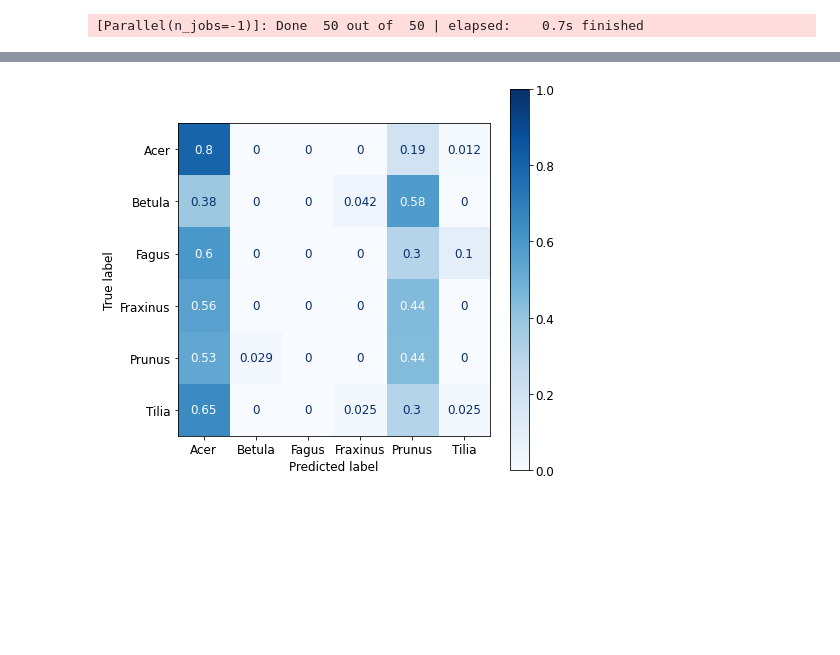
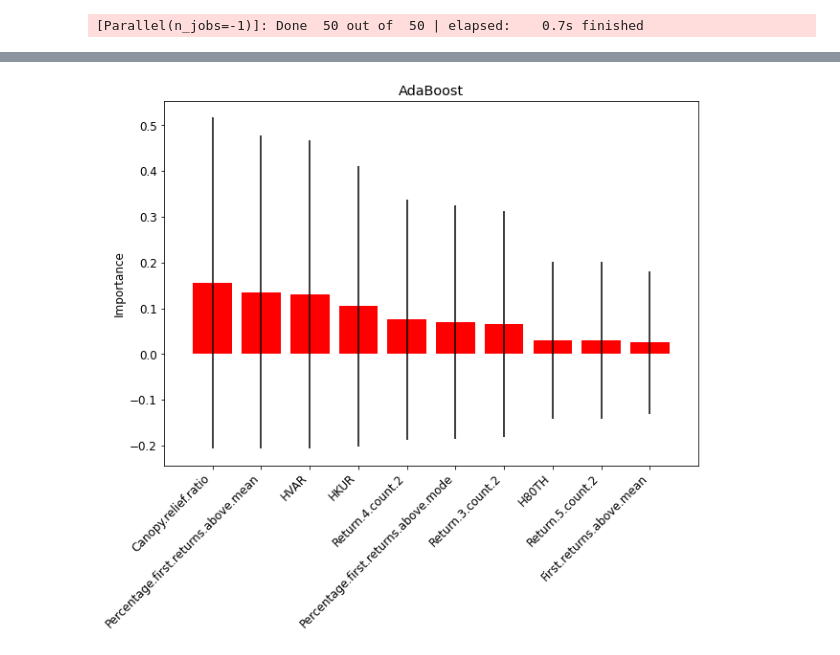
Before and after one commit to alekszaf/MRes_jupyter, a Jupyter notebook: Classification_functions.ipynb, the cells around one changed output, grey strips where cells are left out. Saved outputs shown, nothing was run; the diff lists cells and outputs as text; code cells hidden in the pictures; blank space fills up the shorter version.

```diff
--- a/Classification_functions.ipynb
+++ b/Classification_functions.ipynb
@@ -120,7 +120,7 @@ import matplotlib
 matplotlib.rcParams.update({'font.size': 12})
 # %%
 # Load the dataset
-data = load_raw_data('rgb_features.csv')
+data = load_raw_data('geometric_features.csv')
 
 # Split the data into features (X) and target (y)
 X, y = feature_target(data)
@@ -204,14 +204,14 @@ conf_matrix(model, X_test, y_test, 'RF_rgb_norm.eps')
 # %%
 # AdaBoost
 
 model, y_pred = train_AB(X_train, y_train)
 
 #print_metrics(y_test, y_pred, X_test, model)
 
-conf_matrix(model, X_test, y_test,'AB_rgb_norm.eps')
+#conf_matrix(model, X_test, y_test,'AB_3cat_norm.png')
 
-#feature_importance_rank(model, 'AdaBoost', 'AB_6cat_50balanced_feature_rank.eps')
+feature_importance_rank(model, 'AdaBoost', 'AB_geometric_feature_rank.png')
 
 #output_performance_report(y_test, y_pred, 'AB_6_cat_50balanced.csv')
 # %% [output]
-[figure, old version]
+[figure, new version]
```
Also changed, not shown: parts of 2 cells of this notebook.
